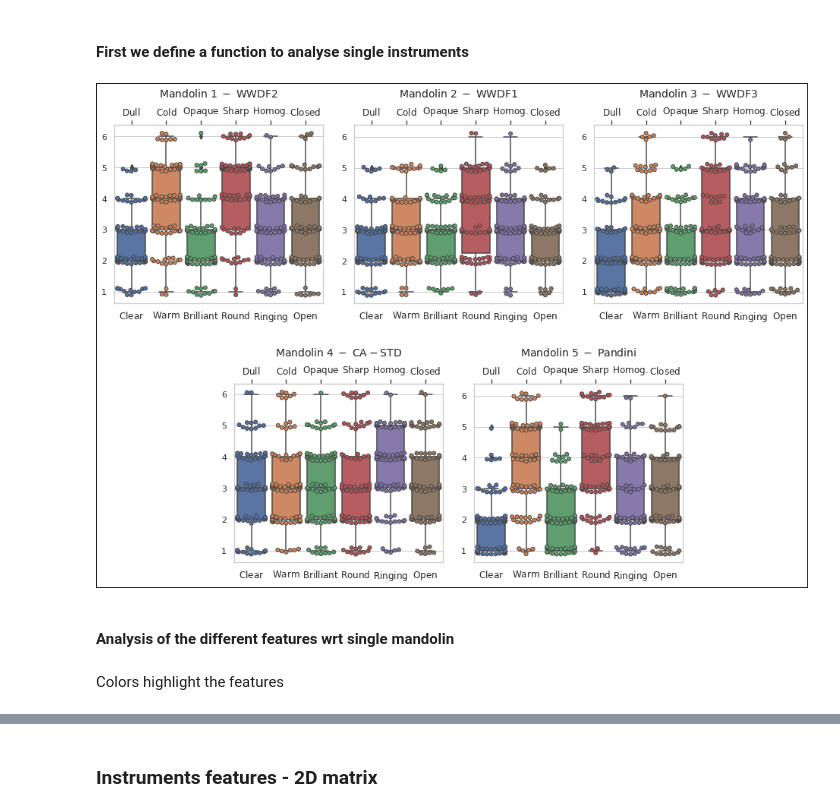
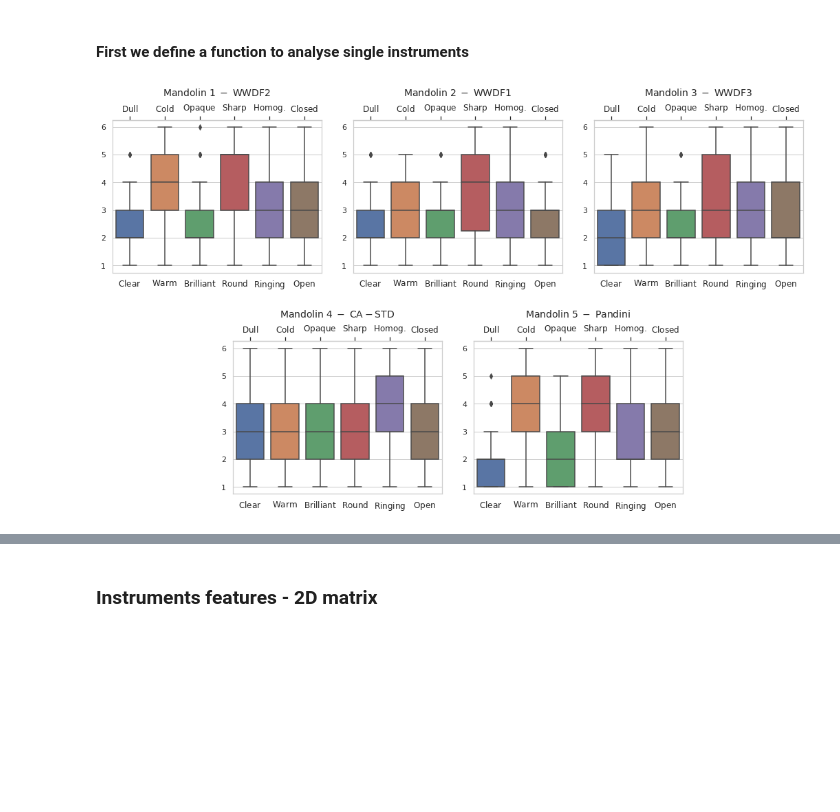
Before and after one commit to davidesalvi/mandolin_analysis, a Jupyter notebook: notebook/DataViz.ipynb, the cells around one changed output, grey strips where cells are left out. Cells and saved outputs as stored; diff of their text form; code cells hidden in the pictures; blank space fills up the shorter version.

```diff
--- a/notebook/DataViz.ipynb
+++ b/notebook/DataViz.ipynb
@@ -304,8 +298,7 @@ We represent them in three distinct ways, namely a box plot, a 2D matrix plot, a
 # %% [markdown]
 #### First we define a function to analyse single instruments
 # %%
-from numpy import random
-def plot_single_instrument_boxplot(data, start, end, title, show_swarmData):
+def plot_single_instrument_boxplot(data, start, end, title):
 
     font_size = 12
 
@@ -316,16 +309,9 @@ def plot_single_instrument_boxplot(data, start, end, title, show_swarmData):
     labels_comparison = [r'$\mathrm{WWDF2}$',r'$\mathrm{WWDF1}$',r'$\mathrm{WWDF3}$',r'$\mathrm{CA-STD}$',
                      r'$\mathrm{Pandini}$']
 
-    #colors = ["blue","orange","green","red","purple","brown"]
-    my_pal = sns.color_palette()  # default palette
-
     #sns.set_theme(style="whitegrid")
     if end:
-        ax = sns.boxplot(data=data.iloc[:, start:end], palette=my_pal)
-        if show_swarmData:
-            swarmData = data.iloc[:, start:end] + (random.rand(data.iloc[:, start:end].shape[0],data.iloc[:, start:end].shape[1])/4 - 0.125)
-            sns.swarmplot(data=swarmData,linewidth=1, palette=my_pal)
-
+        ax = sns.boxplot(data=data.iloc[:, start:end])
         # ax = sns.violinplot(data=data.iloc[:, start:end])
         ax.set_xticks(np.arange(len(labels_bottom)))
         ax.set_xticklabels(labels_bottom, fontdict={'fontsize': font_size})
@@ -334,7 +320,7 @@ def plot_single_instrument_boxplot(data, start, end, title, show_swarmData):
         secax.set_xticks(np.arange(len(labels_top)))
         secax.set_xticklabels(labels_top, fontdict={'fontsize': font_size})
     else:
-        ax = sns.boxplot(data=data.iloc[:, start], palette=my_pal)
+        ax = sns.boxplot(data=data.iloc[:, start])
         # ax = sns.violinplot(data=data.iloc[:, start])
         ax.set_xticks(np.arange(len(labels_comparison)))
         ax.set_xticklabels(labels_comparison, fontdict={'fontsize': font_size})
@@ -343,38 +329,28 @@ def plot_single_instrument_boxplot(data, start, end, title, show_swarmData):
 
     return ax
 # %%
-show_swarmData = True # False
-
-fig = plt.figure(figsize=(18,10))
+#fig, axes = plt.subplots(8,8,figsize=(15,30))
+plt.figure(figsize=(18,10))
 grid = plt.GridSpec(2,6, wspace=0.35, hspace=0.45)
 
 plt.subplot(grid[0:1,0:2])
-plot_single_instrument_boxplot(data, 4, 10, 'Mandolin 1 - WWDF2', show_swarmData)
+plot_single_instrument_boxplot(data, 4, 10, 'Mandolin 1 - WWDF2')
 
 plt.subplot(grid[0:1, 2:4])
-plot_single_instrument_boxplot(data, 12, 18, 'Mandolin 2 - WWDF1', show_swarmData)
+plot_single_instrument_boxplot(data, 12, 18, 'Mandolin 2 - WWDF1')
 
 plt.subplot(grid[0:1, 4:6])
-plot_single_instrument_boxplot(data, 20, 26, 'Mandolin 3 - WWDF3', show_swarmData)
+plot_single_instrument_boxplot(data, 20, 26, 'Mandolin 3 - WWDF3')
 
 plt.subplot(grid[1:2, 1:3])
-plot_single_instrument_boxplot(data, 28, 34, 'Mandolin 4 - CA-STD', show_swarmData)
+plot_single_instrument_boxplot(data, 28, 34, 'Mandolin 4 - CA-STD')
 
 plt.subplot(grid[1:2, 3:5])
-plot_single_instrument_boxplot(data, 36, 42, 'Mandolin 5 - Pandini', show_swarmData)
+plot_single_instrument_boxplot(data, 36, 42, 'Mandolin 5 - Pandini')
 
 # OVERALL COMPARISON
-#plot_single_instrument_boxplot(data, [11, 19, 27, 35, 43], None, 'Overall Comparison', show_swarmData)
-
-
-# add a bit more breathing room around the axes for the frames
-fig.subplots_adjust(top=0.95, bottom=0.15, left=0.2, hspace=0.8)
-
-fig.patch.set_linewidth(2)
-fig.patch.set_edgecolor('black')
+# plot_single_instrument_boxplot(data, [11, 19, 27, 35, 43], None, 'Overall Comparison')
 
 plt.show()
 # %% [output]
-[figure, old version]
+[figure, new version]
-# %% [markdown]
-#### Analysis of the different features wrt single mandolin
@@ -412,2 +356,0 @@ def plot_single_feature_boxplot(data, feature_id, show_swarmData):
-# %% [markdown]
-Colors highlight the features
```
Also changed, not shown: parts of 14 cells of this notebook, 1 other file.
